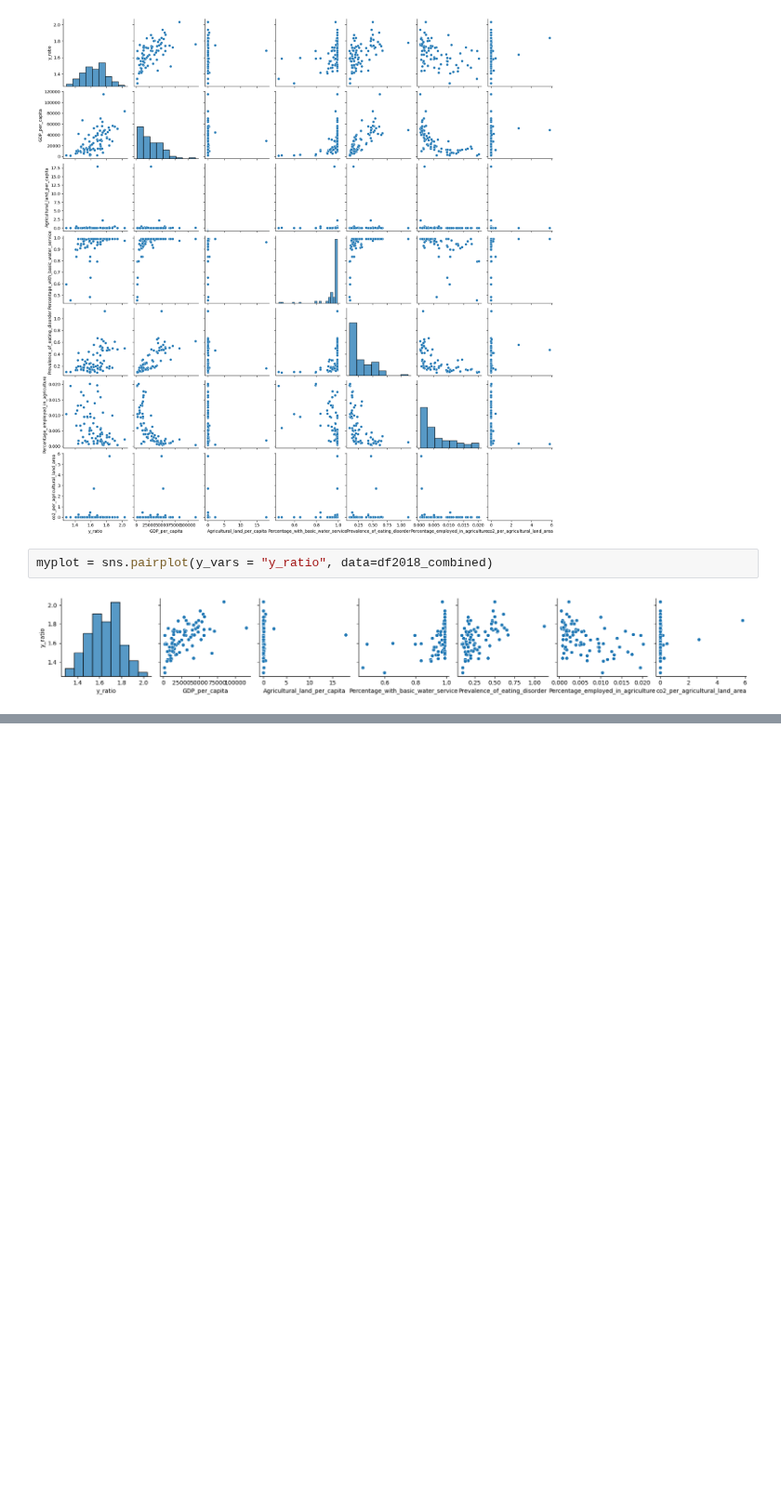
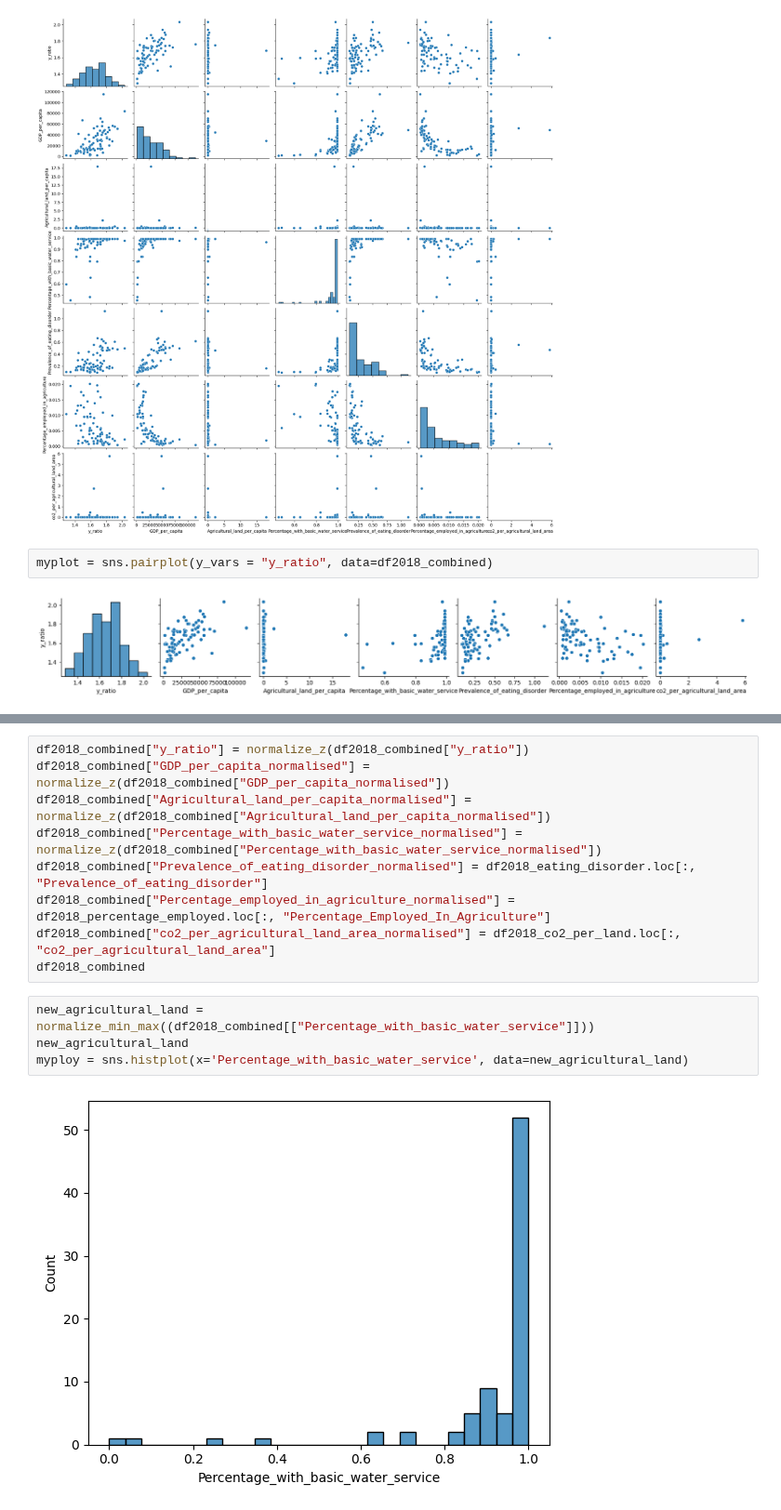
Before and after one commit to tanjoash/2D_data_driven_world, a Jupyter notebook: 2dwork/2D DDW.ipynb, the cells around one changed output, grey strips where cells are left out. Shown at 93% size. Drawn from its saved outputs; the diff is of its cells as text; blank space fills up the shorter version.

```diff
--- a/2dwork/2D DDW.ipynb
+++ b/2dwork/2D DDW.ipynb
@@ -438,0 +524,15 @@ myplot = sns.boxplot(x='Agricultural_land_per_capita', y= "y_ratio", data=df2018
+# %%
+df2018_combined["y_ratio"] = normalize_z(df2018_combined["y_ratio"])
+df2018_combined["GDP_per_capita_normalised"] = normalize_z(df2018_combined["GDP_per_capita_normalised"])
+df2018_combined["Agricultural_land_per_capita_normalised"] = normalize_z(df2018_combined["Agricultural_land_per_capita_normalised"])
+df2018_combined["Percentage_with_basic_water_service_normalised"] = normalize_z(df2018_combined["Percentage_with_basic_water_service_normalised"])
+df2018_combined["Prevalence_of_eating_disorder_normalised"] = df2018_eating_disorder.loc[:, "Prevalence_of_eating_disorder"]
+df2018_combined["Percentage_employed_in_agriculture_normalised"] = df2018_percentage_employed.loc[:, "Percentage_Employed_In_Agriculture"]
+df2018_combined["co2_per_agricultural_land_area_normalised"] = df2018_co2_per_land.loc[:, "co2_per_agricultural_land_area"]
+df2018_combined
+# %%
+new_agricultural_land = normalize_min_max((df2018_combined[["Percentage_with_basic_water_service"]]))
+new_agricultural_land
+myploy = sns.histplot(x='Percentage_with_basic_water_service', data=new_agricultural_land)
+# %% [output]
+[figure, added]
```
Also changed, not shown: parts of 6 cells of this notebook.
